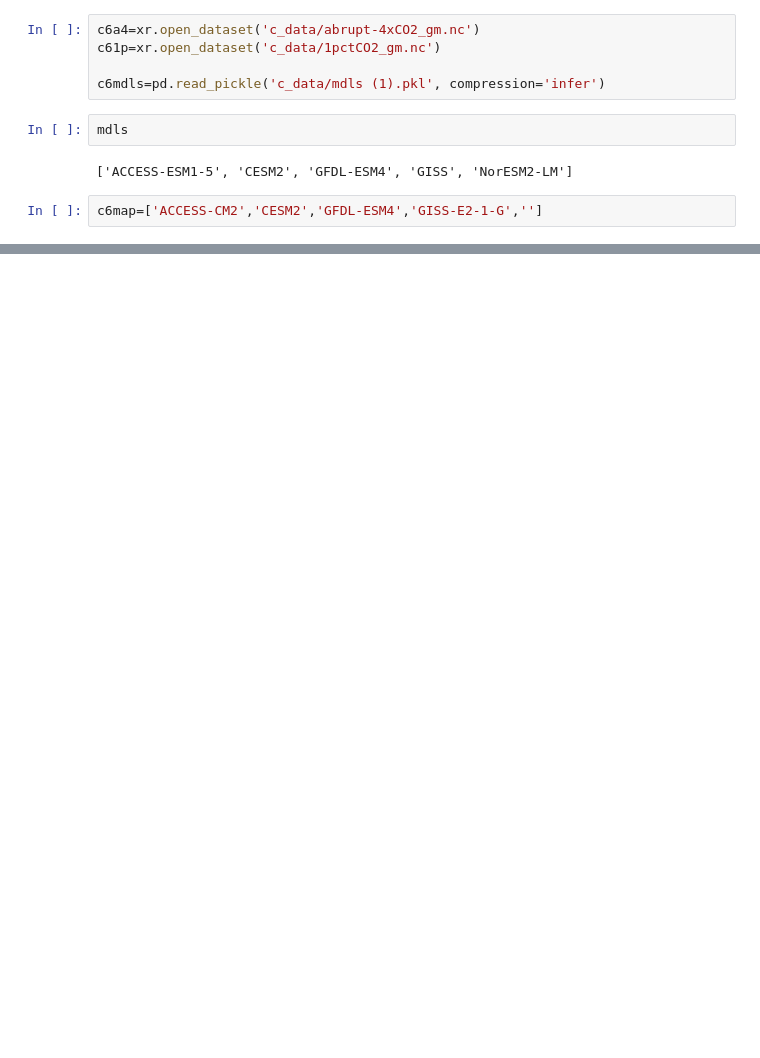
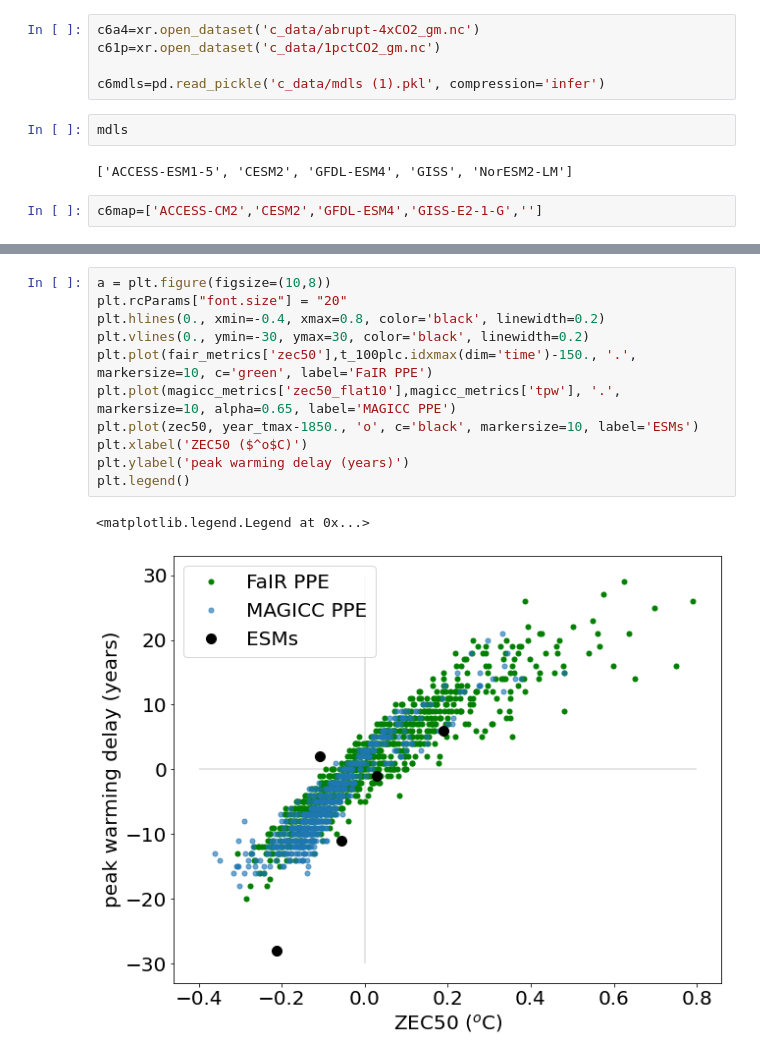
Before and after one commit to ckoven/esm-deck, a Jupyter notebook: flat10_scm_mac.ipynb, the cells around one changed output, grey strips where cells are left out. Drawn from its saved outputs; the diff is of its cells as text; blank space fills up the shorter version.

```diff
--- a/flat10_scm_mac.ipynb
+++ b/flat10_scm_mac.ipynb
@@ -795,0 +840,14 @@ plt.plot(280+np.cumsum(e_flat10_cdr['Emission Rate (PgC a-1)']-ed['NorESM2-LM'][
+# %%
+a = plt.figure(figsize=(10,8))
+plt.rcParams["font.size"] = "20"
+plt.hlines(0., xmin=-0.4, xmax=0.8, color='black', linewidth=0.2)
+plt.vlines(0., ymin=-30, ymax=30, color='black', linewidth=0.2)
+plt.plot(fair_metrics['zec50'],t_100plc.idxmax(dim='time')-150., '.',  markersize=10, c='green', label='FaIR PPE')
+plt.plot(magicc_metrics['zec50_flat10'],magicc_metrics['tpw'], '.',  markersize=10, alpha=0.65, label='MAGICC PPE')
+plt.plot(zec50, year_tmax-1850., 'o', c='black', markersize=10, label='ESMs')
+plt.xlabel('ZEC50 ($^o$C)')
+plt.ylabel('peak warming delay (years)')
+plt.legend()
+# %% [output]
+<matplotlib.legend.Legend at 0x...>
+[figure, added]
```
Also changed, not shown: parts of 15 cells of this notebook.
